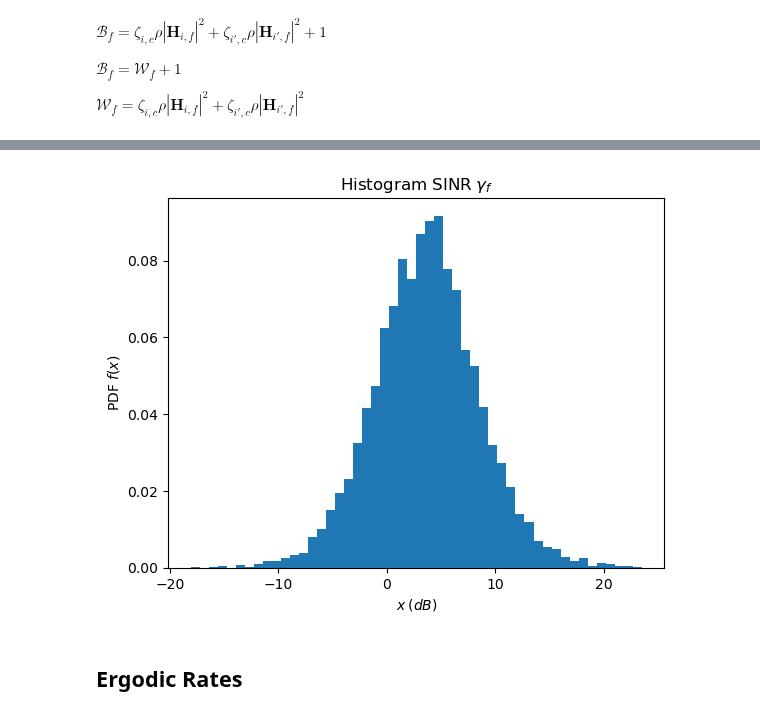
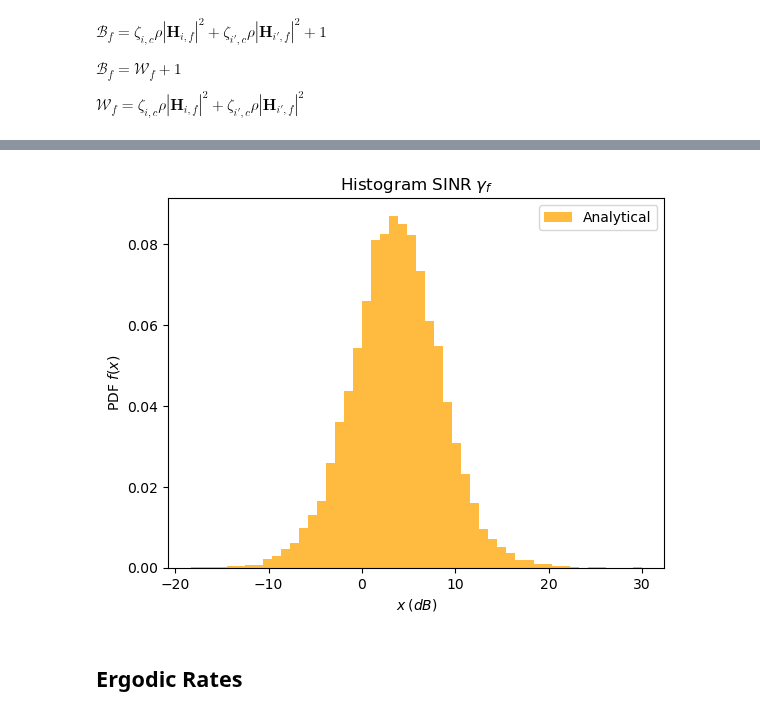
Before and after one commit to muhd-umer/comyx, a Jupyter notebook: research/statistical_analysis/statistics.ipynb, the cells around one changed output, grey strips where cells are left out. Saved outputs shown, nothing was run; the diff lists cells and outputs as text; code cells hidden in the pictures.

```diff
--- a/research/statistical_analysis/statistics.ipynb
+++ b/research/statistical_analysis/statistics.ipynb
@@ -897,24 +896,28 @@ plt.show()
 simulation_SINR_f = simulation_V_f / simulation_B_f
 # %%
 # x = np.linspace(0, np.max(simulation_SINR_f), N)
-# plt.hist(pow2db(simulation_SINR_f), bins=50, density=True)
+# plt.hist(pow2db(simulation_SINR_f), bins=50, density=True, label="Simulation")
 plt.hist(
     pow2db(
         sp.stats.betaprime.rvs(
             k_V_f, k_B_f, loc=0, scale=theta_V_f / theta_B_f, size=N
         ),
     ),
     bins=50,
     density=True,
+    color="orange",
+    alpha=0.75,
+    label="Analytical",
 )
 plt.title(r"Histogram SINR $\gamma_{f}$")
 plt.xlabel(r"$x\:(dB)$")
 plt.ylabel(r"PDF $f(x)$")
 # plt.ticklabel_format(axis="both", style="sci", scilimits=(0, 0))
 # plt.xlim(0, 10)
+plt.legend()
 plt.show()
 # %% [output]
-[figure, old version]
+[figure, new version]
 # %% [markdown]
 ## Ergodic Rates
 # %% [markdown]
```
Also changed, not shown: parts of 22 cells of this notebook.
